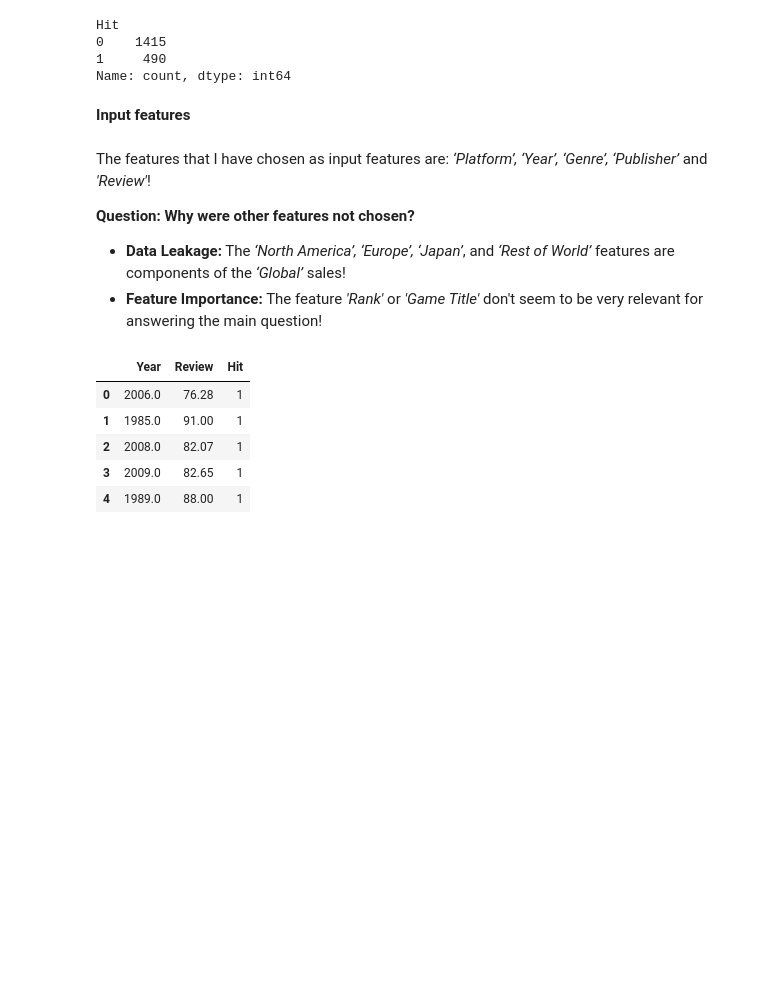
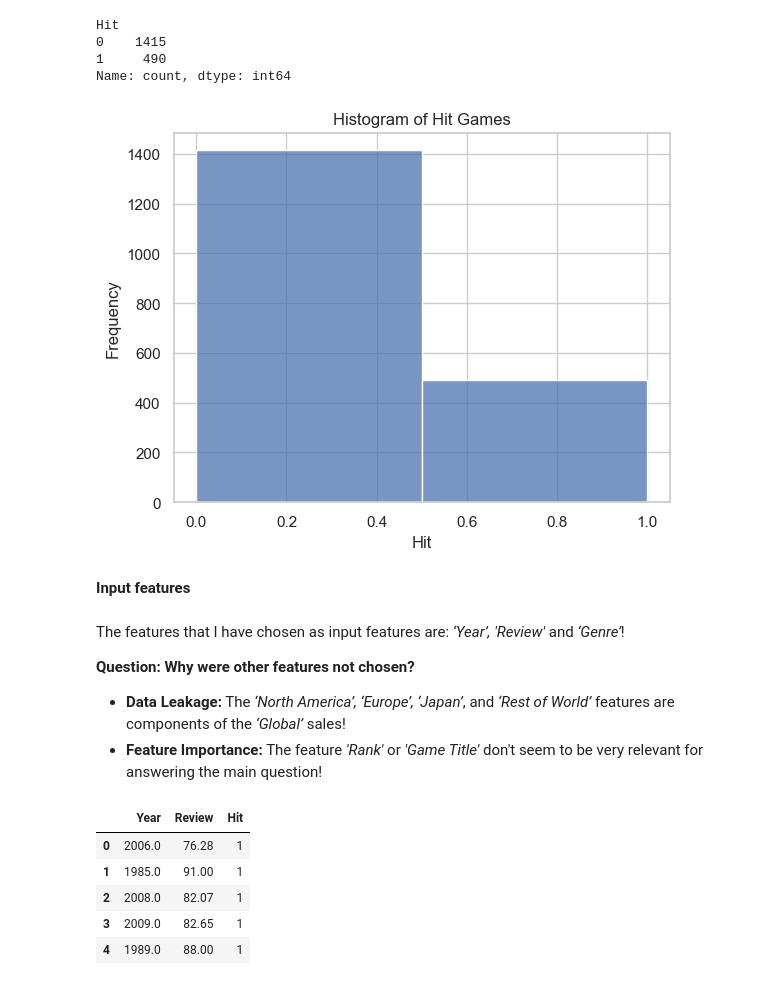
Before and after one commit to Darknight47/The-Effects-Of-Genre-Platform-On-A-Game, a Jupyter notebook: Binary_Classification.ipynb, the cells around one changed output. Saved outputs shown, nothing was run; the diff lists cells and outputs as text; code cells hidden in the pictures; blank space fills up the shorter version.

Commit message:
plotting the target class

```diff
--- a/Binary_Classification.ipynb
+++ b/Binary_Classification.ipynb
@@ -128,10 +132,22 @@ Hit
 0    1415
 1     490
 Name: count, dtype: int64
+# %%
+sns.set(style='whitegrid') #Set the style of seaborn for the plot!
+fig, ax = plt.subplots() #Create a figure and axis for the plot!
+sns.histplot(games_dataset['Hit'], bins=2, ax=ax) #Plotting the histogram using seaborn
+# Set the title and labels
+ax.set_title('Histogram of Hit Games')
+ax.set_xlabel('Hit')
+ax.set_ylabel('Frequency')
+# Show the plot
+plt.show()
+# %% [output]
+[figure, added]
 # %% [markdown]
 **Input features**
 # %% [markdown]
-The features that I have chosen as input features are: *‘Platform’, ‘Year’, ‘Genre’, ‘Publisher’* and *'Review'*!
+The features that I have chosen as input features are: *‘Year’, 'Review'* and *‘Genre’*!
 
 **Question: Why were other features not chosen?**
 * **Data Leakage:** The *‘North America’, ‘Europe’, ‘Japan’*, and *‘Rest of World’* features are components of the *‘Global’* sales!
```
Also changed, not shown: parts of 4 cells of this notebook.
